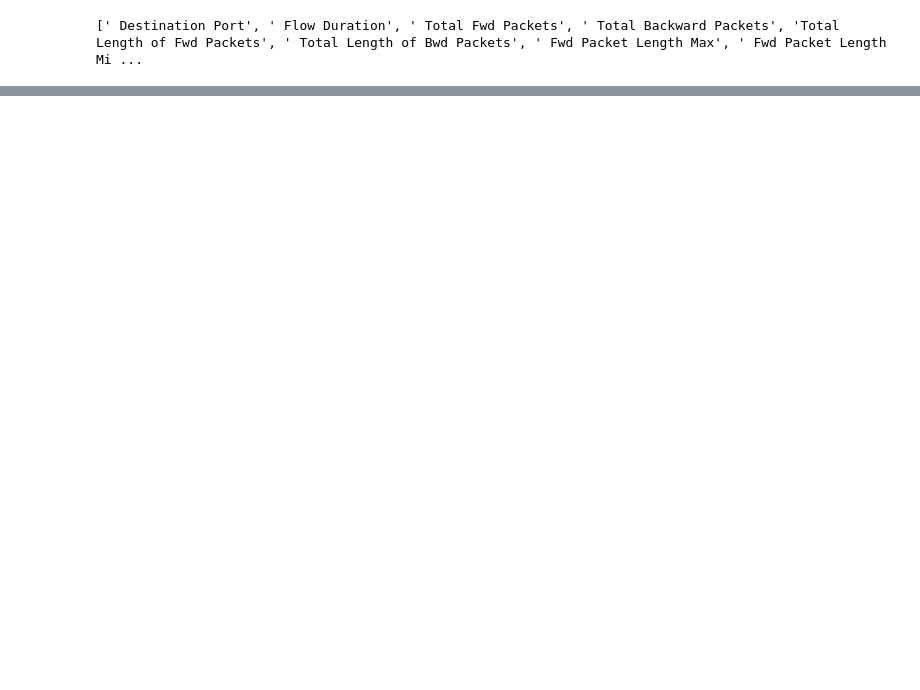
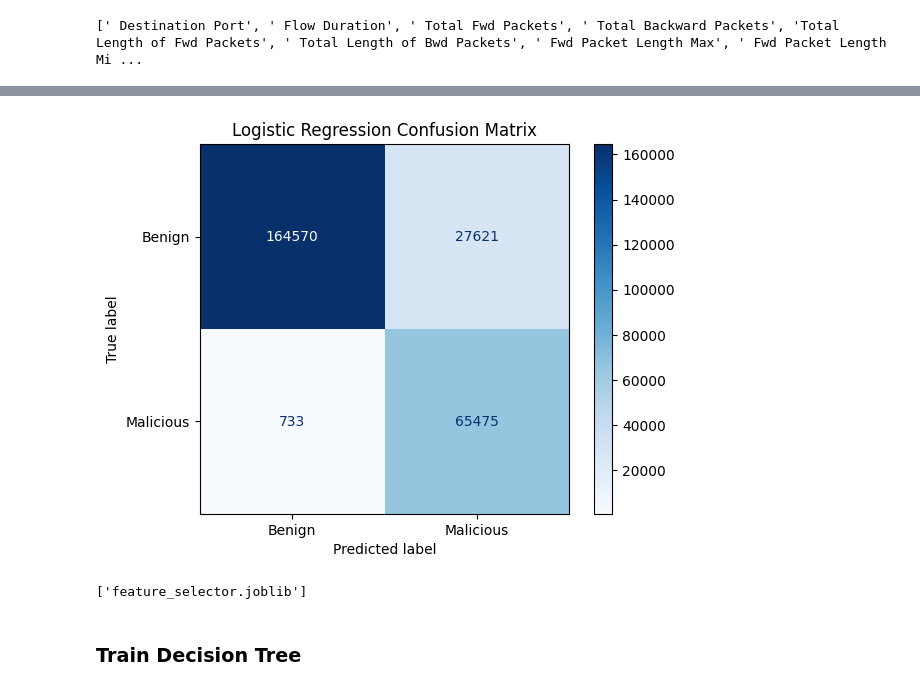
Before and after one commit to Tayebwa-ian/DDoS_Detection, a Jupyter notebook: ML_Training/classify.ipynb, the cells around one changed output, grey strips where cells are left out. Saved outputs shown, nothing was run; the diff lists cells and outputs as text; code cells hidden in the pictures; blank space fills up the shorter version.

Commit message:
Training Logistic regression and Decision tree models for network traffic detection

```diff
--- a/ML_Training/classify.ipynb
+++ b/ML_Training/classify.ipynb
@@ -175,9 +188,8 @@ y = merged_df[' Label']               # only the label column
+# %%
+# Train/test split
+X_train, X_test, y_train, y_test = train_test_split(X, y, stratify=y, test_size=0.3, random_state=42)
 # %%
-# Initialize the scaler
+# scale only the training set in order to avoid label leakage
 scaler = MinMaxScaler()
-
-# Fit and transform the numeric features
-X_scaled = scaler.fit_transform(X)
-
-# Convert back to a DataFrame with the same column names
-X_scaled = pd.DataFrame(X_scaled, columns=X.columns)
+X_train_scaled = scaler.fit_transform(X_train)
+X_test_scaled  = scaler.transform(X_test)
@@ -183,0 +198,8 @@ X_scaled = pd.DataFrame(X_scaled, columns=X.columns)
+# %%
+# Feature selection (top 20)
+selector = SelectKBest(score_func=f_classif, k=20)
+X_train_sel = selector.fit_transform(X_train_scaled, y_train)
+X_test_sel  = selector.transform(X_test_scaled)
+selected_features = X_train.columns[selector.get_support()]
+
+print("Selected features:", selected_features)
@@ -183,0 +218,5 @@ X_scaled = pd.DataFrame(X_scaled, columns=X.columns)
+# %%
+clf_lr = LogisticRegression(max_iter=1000, class_weight="balanced", random_state=42)
+clf_lr.fit(X_train_sel, y_train)
+y_pred_lr  = clf_lr.predict(X_test_sel)
+y_proba_lr = clf_lr.predict_proba(X_test_sel)[:,1]
@@ -183,0 +239,18 @@ X_scaled = pd.DataFrame(X_scaled, columns=X.columns)
+# %%
+# Confusion Matrix (Logistic Regression)
+cm_lr = confusion_matrix(y_test, y_pred_lr)
+disp_lr = ConfusionMatrixDisplay(confusion_matrix=cm_lr, display_labels=["Benign", "Malicious"])
+disp_lr.plot(cmap='Blues', values_format='d')
+plt.title("Logistic Regression Confusion Matrix")
+plt.show()
+# %% [output]
+[figure, added]
+# %%
+# Save Logistic Regression Model
+joblib.dump(clf_lr, "logistic_regression_model.joblib")
+joblib.dump(scaler, "minmax_scaler.joblib")
+joblib.dump(selector, "feature_selector.joblib")
+# %% [output]
+['feature_selector.joblib']
+# %% [markdown]
+### Train Decision Tree
```
Also changed, not shown: parts of 15 cells of this notebook, 6 other files.
